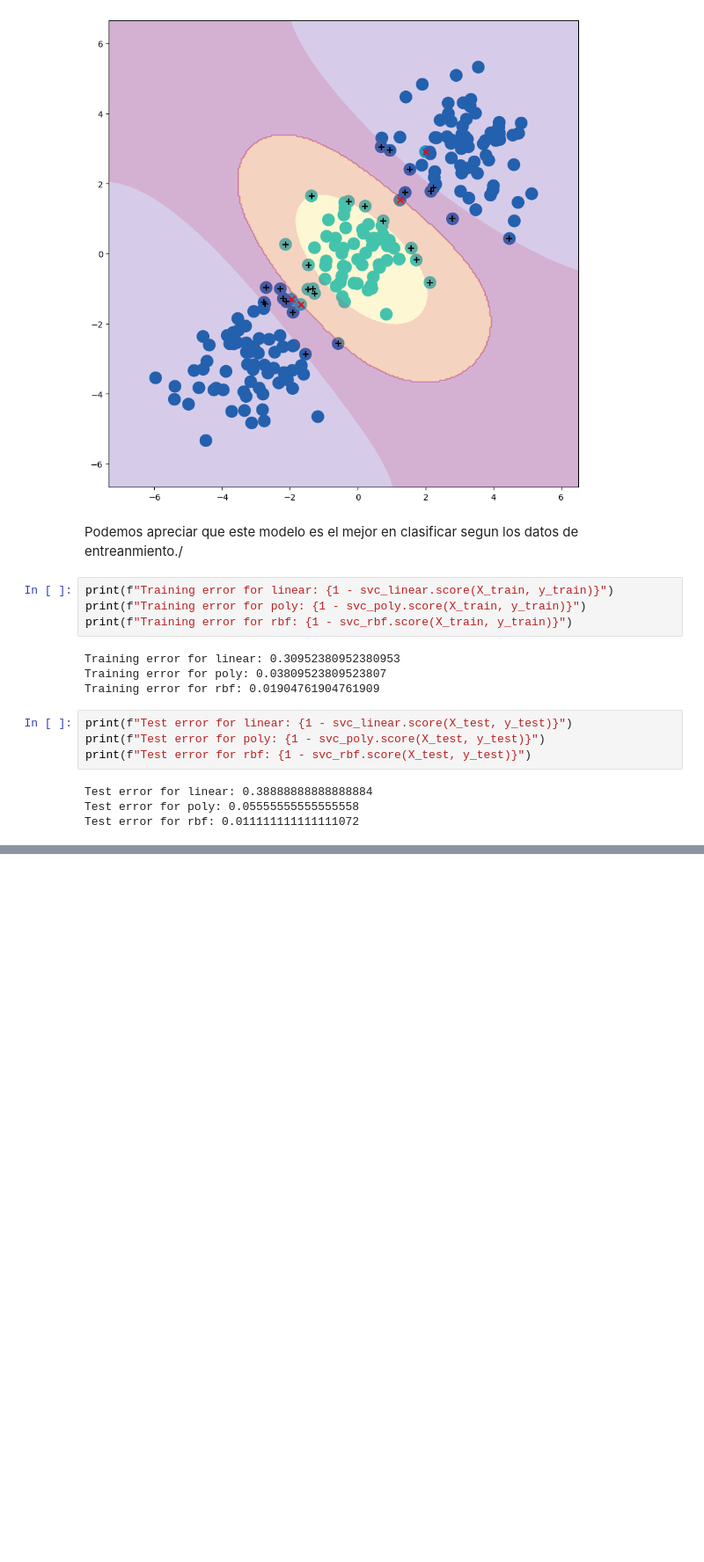
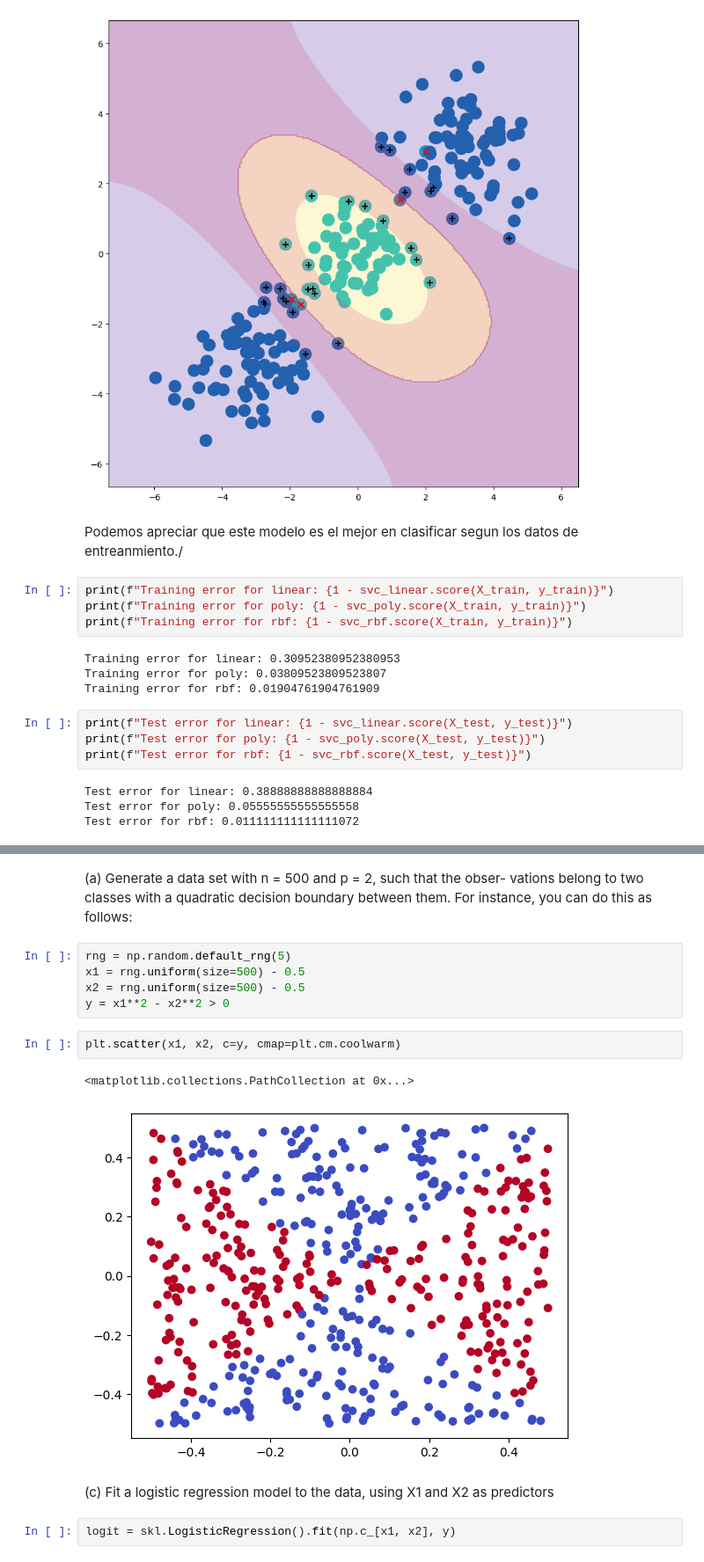
Before and after one commit to chuancao26/islp, a Jupyter notebook: exercicesSVM.ipynb, the cells around one changed output, grey strips where cells are left out. Shown at 88% size. Drawn from its saved outputs; the diff is of its cells as text; blank space fills up the shorter version.

```diff
--- a/exercicesSVM.ipynb
+++ b/exercicesSVM.ipynb
@@ -309,0 +342,19 @@ Test error for rbf: 0.011111111111111072
+# %% [markdown]
+(a) Generate a data set with n = 500 and p = 2, such that the obser-
+vations belong to two classes with a quadratic decision boundary
+between them. For instance, you can do this as follows:
+# %%
+rng = np.random.default_rng(5)
+x1 = rng.uniform(size=500) - 0.5
+x2 = rng.uniform(size=500) - 0.5
+y = x1**2 - x2**2 > 0
+# %%
+plt.scatter(x1, x2, c=y, cmap=plt.cm.coolwarm)
+# %% [output]
+<matplotlib.collections.PathCollection at 0x...>
+[figure, added]
+# %% [markdown]
+(c) Fit a logistic regression model to the data, using X1 and X2 as
+predictors
+# %%
+logit = skl.LogisticRegression().fit(np.c_[x1, x2], y)
```
Also changed, not shown: parts of 27 cells of this notebook.
